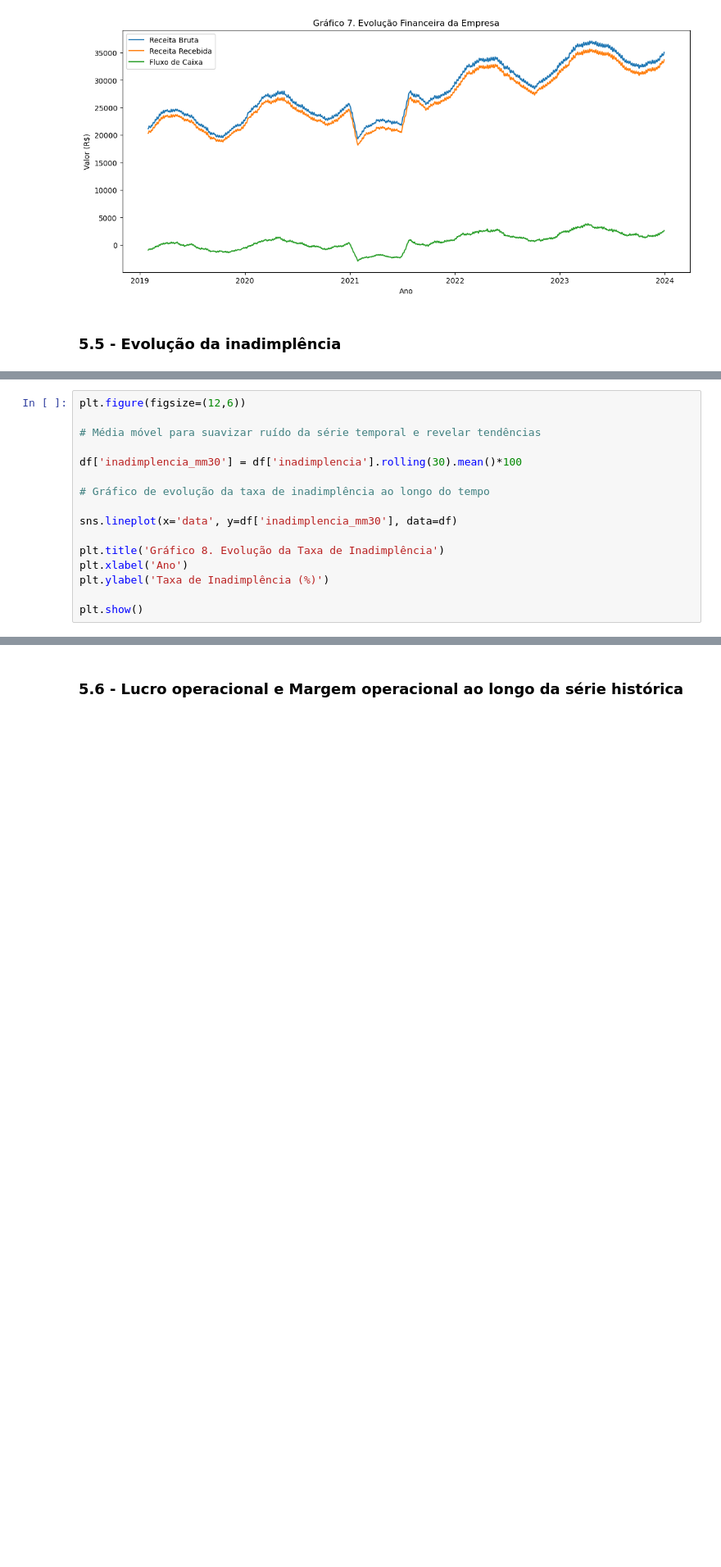
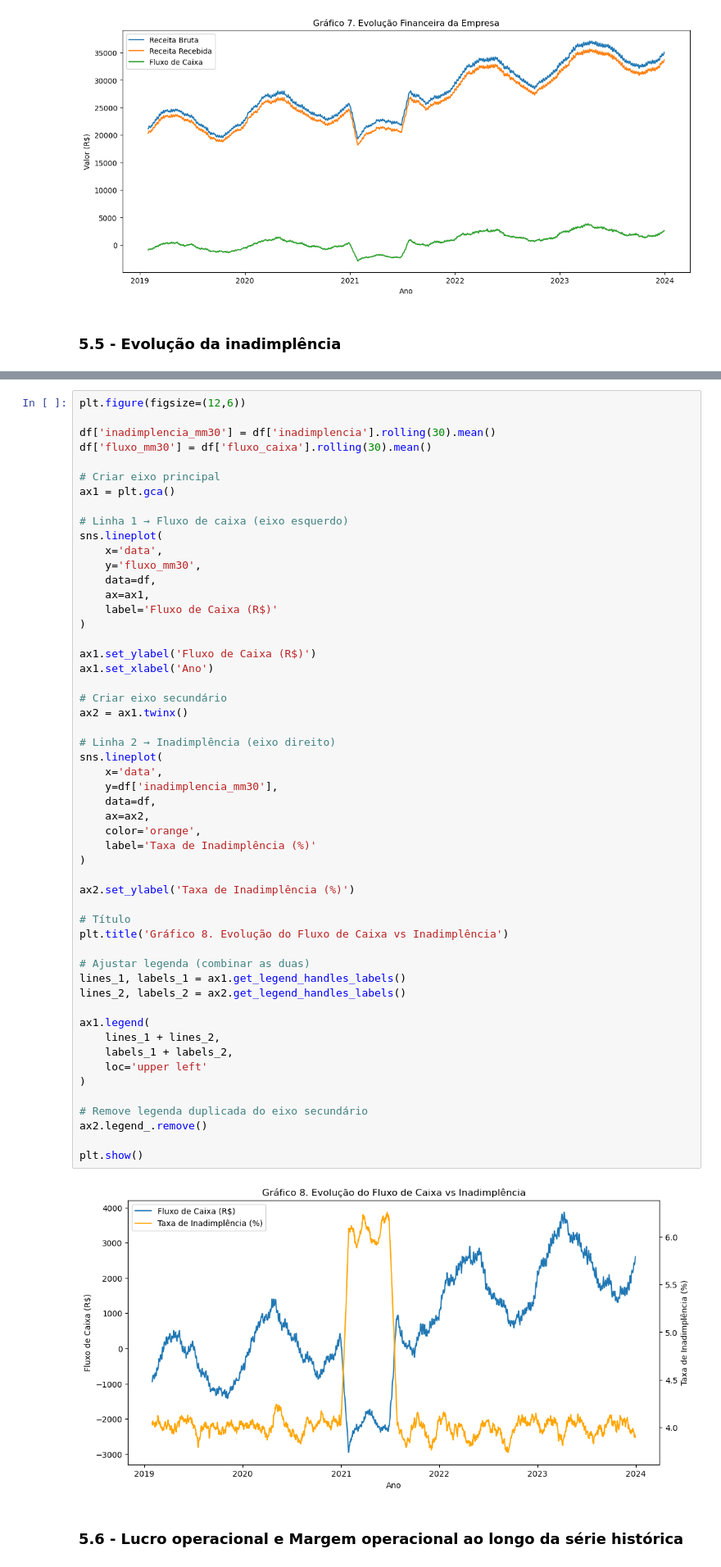
Before and after one commit to filipe-sza-gomes/analise-exploratoria-de-fluxo-de-caixa, a Jupyter notebook: analise-exploratoria-de-dados-fluxo-de-caixa.ipynb, the cells around one changed output, grey strips where cells are left out. Shown at 82% size. Saved outputs shown, nothing was run; the diff lists cells and outputs as text; blank space fills up the shorter version.

```diff
--- a/analise-exploratoria-de-dados-fluxo-de-caixa.ipynb
+++ b/analise-exploratoria-de-dados-fluxo-de-caixa.ipynb
@@ -393,16 +392,0 @@ Antes do período de crise, a taxa de inadimplência manteve-se estável em torn
-# %%
-plt.figure(figsize=(12,6))
-
-# Média móvel para suavizar ruído da série temporal e revelar tendências
-
-df['inadimplencia_mm30'] = df['inadimplencia'].rolling(30).mean()*100
-
-# Gráfico de evolução da taxa de inadimplência ao longo do tempo
-
-sns.lineplot(x='data', y=df['inadimplencia_mm30'], data=df)
-
-plt.title('Gráfico 8. Evolução da Taxa de Inadimplência')
-plt.xlabel('Ano')
-plt.ylabel('Taxa de Inadimplência (%)')
-
-plt.show()
@@ -411,3 +393,58 @@ plt.show()
+# %%
+plt.figure(figsize=(12,6))
+
+df['inadimplencia_mm30'] = df['inadimplencia'].rolling(30).mean()
+df['fluxo_mm30'] = df['fluxo_caixa'].rolling(30).mean()
+
+# Criar eixo principal
+ax1 = plt.gca()
+
+# Linha 1 → Fluxo de caixa (eixo esquerdo)
+sns.lineplot(
+    x='data',
+    y='fluxo_mm30',
+    data=df,
+    ax=ax1,
+    label='Fluxo de Caixa (R$)'
+)
+
+ax1.set_ylabel('Fluxo de Caixa (R$)')
+ax1.set_xlabel('Ano')
+
+# Criar eixo secundário
+ax2 = ax1.twinx()
+
+# Linha 2 → Inadimplência (eixo direito)
+sns.lineplot(
+    x='data',
+    y=df['inadimplencia_mm30'],
+    data=df,
+    ax=ax2,
+    color='orange',
+    label='Taxa de Inadimplência (%)'
+)
+
+ax2.set_ylabel('Taxa de Inadimplência (%)')
+
+# Título
+plt.title('Gráfico 8. Evolução do Fluxo de Caixa vs Inadimplência')
+
+# Ajustar legenda (combinar as duas)
+lines_1, labels_1 = ax1.get_legend_handles_labels()
+lines_2, labels_2 = ax2.get_legend_handles_labels()
+
+ax1.legend(
+    lines_1 + lines_2,
+    labels_1 + labels_2,
+    loc='upper left'
+)
+
+# Remove legenda duplicada do eixo secundário
+ax2.legend_.remove()
+
+plt.show()
+# %% [output]
+[figure, added]
 # %% [markdown]
 ### 5.6 - Lucro operacional e Margem operacional ao longo da série histórica
 # %% [markdown]
```
Also changed, not shown: parts of 6 cells of this notebook.
